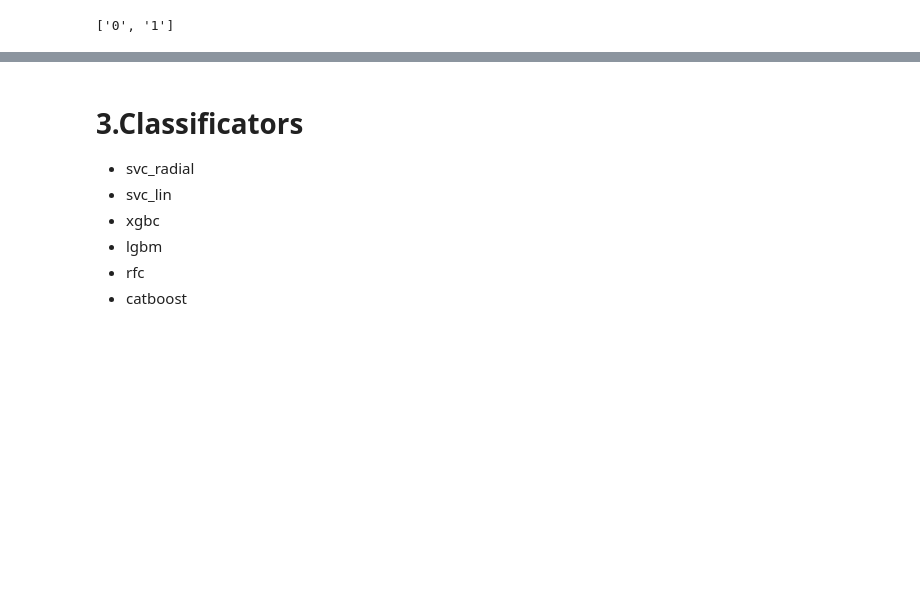
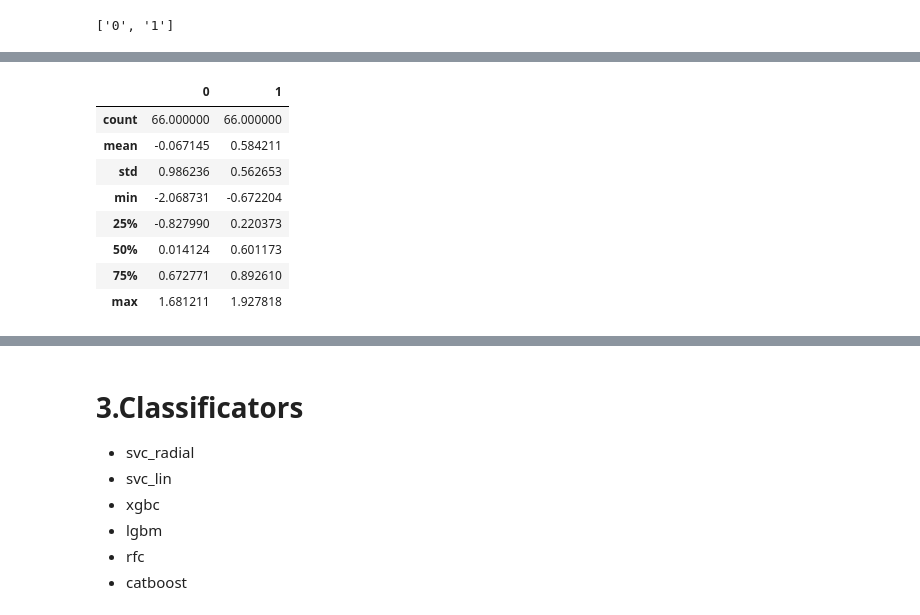
Before and after one commit to mozo64/inxai, a Jupyter notebook: examples/xai_on_synth_data/XAI-boost-on-syntetic-data-v4.ipynb, the cells around one changed output, grey strips where cells are left out. Drawn from its saved outputs; the diff is of its cells as text; code cells hidden in the pictures; blank space fills up the shorter version.

```diff
--- a/examples/xai_on_synth_data/XAI-boost-on-syntetic-data-v4.ipynb
+++ b/examples/xai_on_synth_data/XAI-boost-on-syntetic-data-v4.ipynb
@@ -248,0 +248,12 @@ y_train_colors['color'] = y_train_colors['target'].apply(lambda x: 'red' if x==0
+# %%
+X_train[y_train==0].describe()
+# %% [output]
+|  | 0 | 1 |
+| count | 66.000000 | 66.000000 |
+| mean | -0.067145 | 0.584211 |
+| std | 0.986236 | 0.562653 |
+| min | -2.068731 | -0.672204 |
+| 25% | -0.827990 | 0.220373 |
+| 50% | 0.014124 | 0.601173 |
+| 75% | 0.672771 | 0.892610 |
+| max | 1.681211 | 1.927818 |
```
Also changed, not shown: parts of 8 cells of this notebook, 1 other file.
